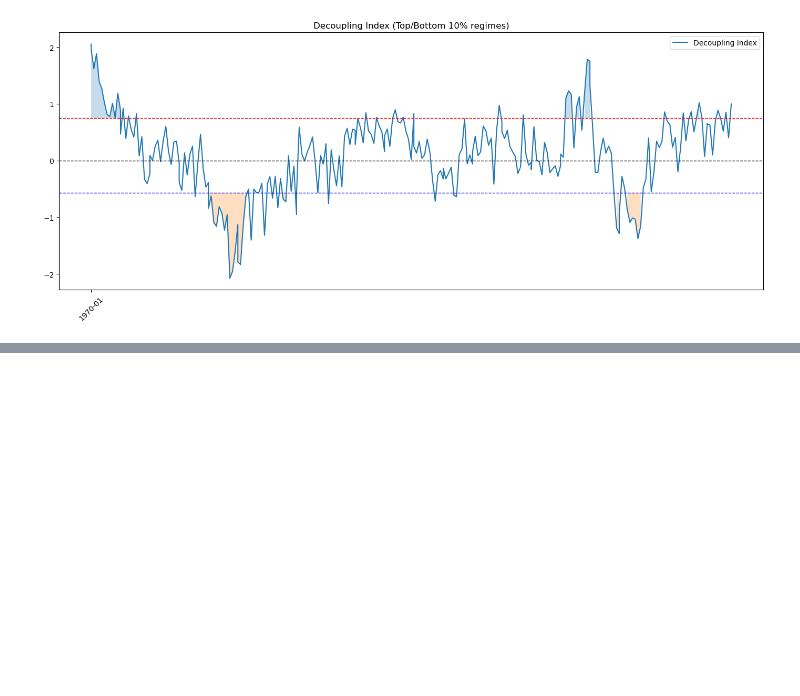
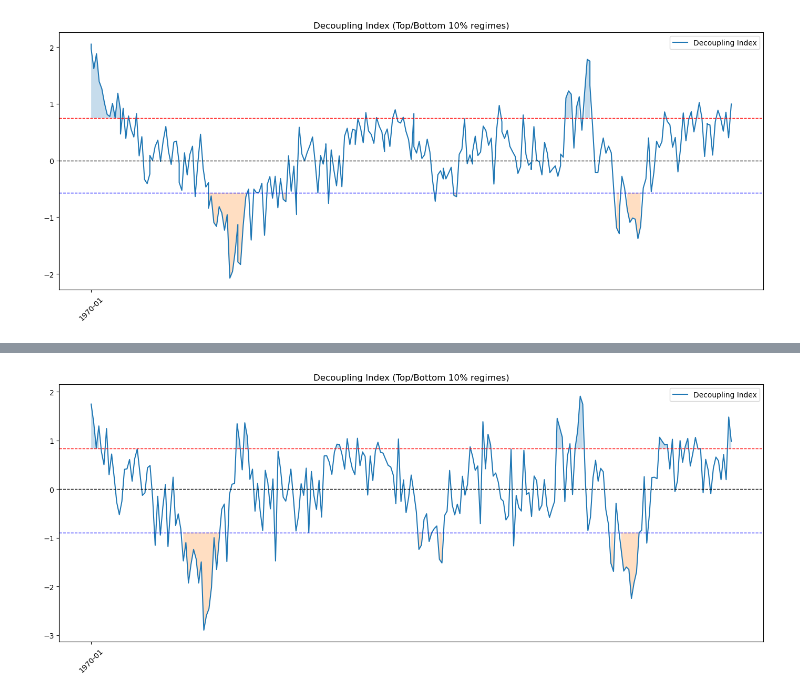
Before and after one commit to yoonsung1/final-project, a Jupyter notebook: 윤성/디커플링 지수 계산.ipynb, the cells around one changed output, grey strips where cells are left out. Drawn from its saved outputs; the diff is of its cells as text; code cells hidden in the pictures; blank space fills up the shorter version.

```diff
--- a/윤성/디커플링 지수 계산.ipynb
+++ b/윤성/디커플링 지수 계산.ipynb
@@ -592,0 +612,3 @@ plt.show()
+# %%
+df = pd.read_csv('data/decoupling.csv')
+df
@@ -592,0 +629,32 @@ plt.show()
+# %%
+df = df.sort_values('date')
+
+upper = df['gap'].quantile(0.85)
+lower = df['gap'].quantile(0.15)
+
+fig, ax = plt.subplots(figsize=(14,6))
+ax.plot(df['date'], df['gap'], label='Decoupling Index')
+
+ax.axhline(0, color='black', linestyle='--', linewidth=1)
+ax.axhline(upper, color='red', linestyle='--', linewidth=1)
+ax.axhline(lower, color='blue', linestyle='--', linewidth=1)
+
+ax.fill_between(df['date'], df['gap'], upper,
+                where=(df['gap'] > upper),
+                alpha=0.25)
+
+ax.fill_between(df['date'], df['gap'], lower,
+                where=(df['gap'] < lower),
+                alpha=0.25)
+
+ax.xaxis.set_major_locator(mdates.YearLocator(1))
+ax.xaxis.set_major_formatter(mdates.DateFormatter('%Y-%m'))
+plt.xticks(rotation=45)
+
+ax.set_title('Decoupling Index (Top/Bottom 10% regimes)')
+ax.legend()
+plt.tight_layout()
+#plt.savefig('카드사용건수로.png')
+plt.show()
+# %% [output]
+[figure, added]
```
Also changed, not shown: parts of 4 cells of this notebook, 10 other files.
